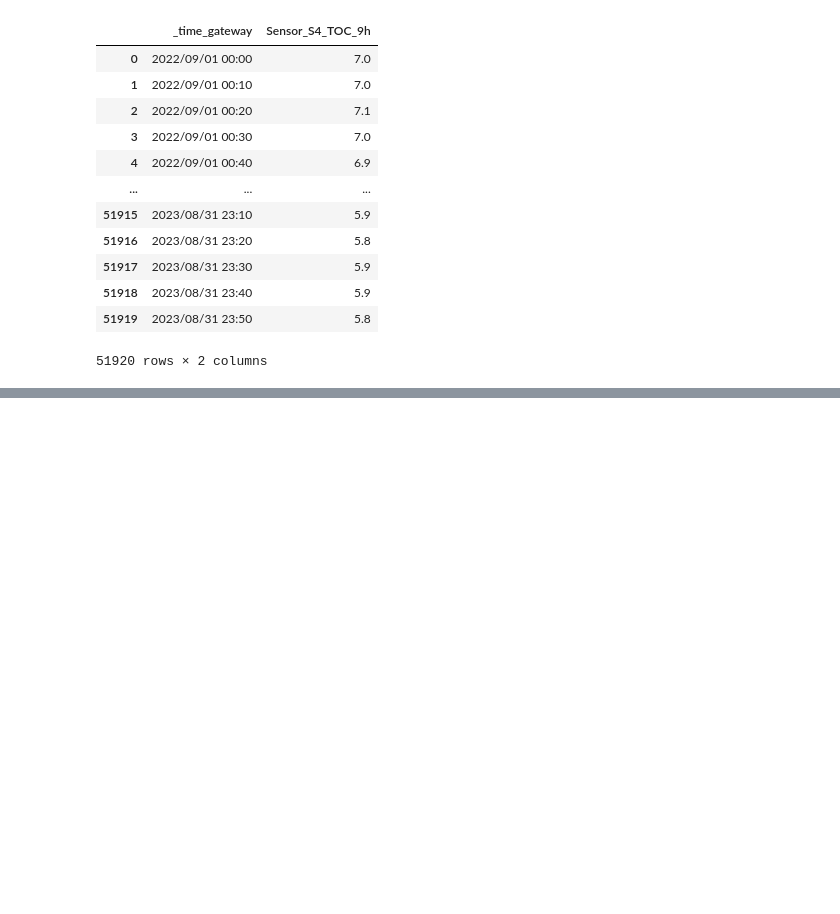
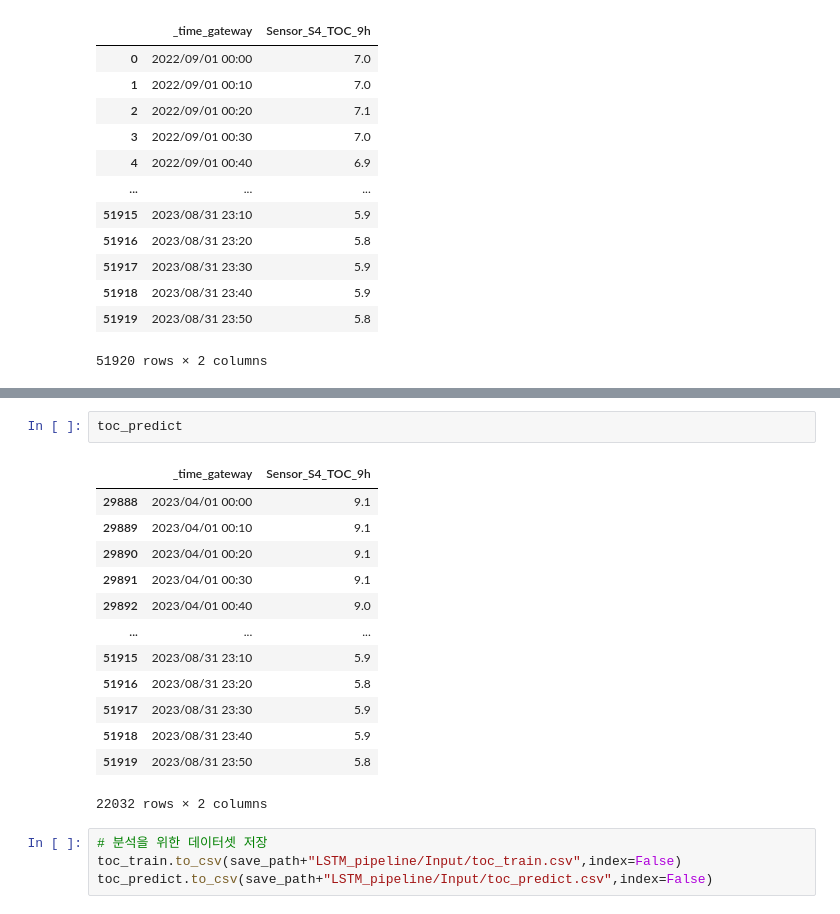
Before and after one commit to Kyeong6/whatever, a Jupyter notebook: analysis/lstm/sewage_lstm_data_preprocessing.ipynb, the cells around one changed output, grey strips where cells are left out. Saved outputs shown, nothing was run; the diff lists cells and outputs as text; blank space fills up the shorter version.

```diff
--- a/analysis/lstm/sewage_lstm_data_preprocessing.ipynb
+++ b/analysis/lstm/sewage_lstm_data_preprocessing.ipynb
@@ -189,0 +252,20 @@ toc.to_csv(save_path+"LSTM_pipeline/Input/toc.csv",index=False)
+# %%
+toc_predict
+# %% [output]
+|  | _time_gateway | Sensor_S4_TOC_9h |
+| 29888 | 2023/04/01 00:00 | 9.1 |
+| 29889 | 2023/04/01 00:10 | 9.1 |
+| 29890 | 2023/04/01 00:20 | 9.1 |
+| 29891 | 2023/04/01 00:30 | 9.1 |
+| 29892 | 2023/04/01 00:40 | 9.0 |
+| ... | ... | ... |
+| 51915 | 2023/08/31 23:10 | 5.9 |
+| 51916 | 2023/08/31 23:20 | 5.8 |
+| 51917 | 2023/08/31 23:30 | 5.9 |
+| 51918 | 2023/08/31 23:40 | 5.9 |
+| 51919 | 2023/08/31 23:50 | 5.8 |
+22032 rows × 2 columns
+# %%
+# 분석을 위한 데이터셋 저장
+toc_train.to_csv(save_path+"LSTM_pipeline/Input/toc_train.csv",index=False)
+toc_predict.to_csv(save_path+"LSTM_pipeline/Input/toc_predict.csv",index=False)
```
Also changed, not shown: parts of 12 cells of this notebook.
